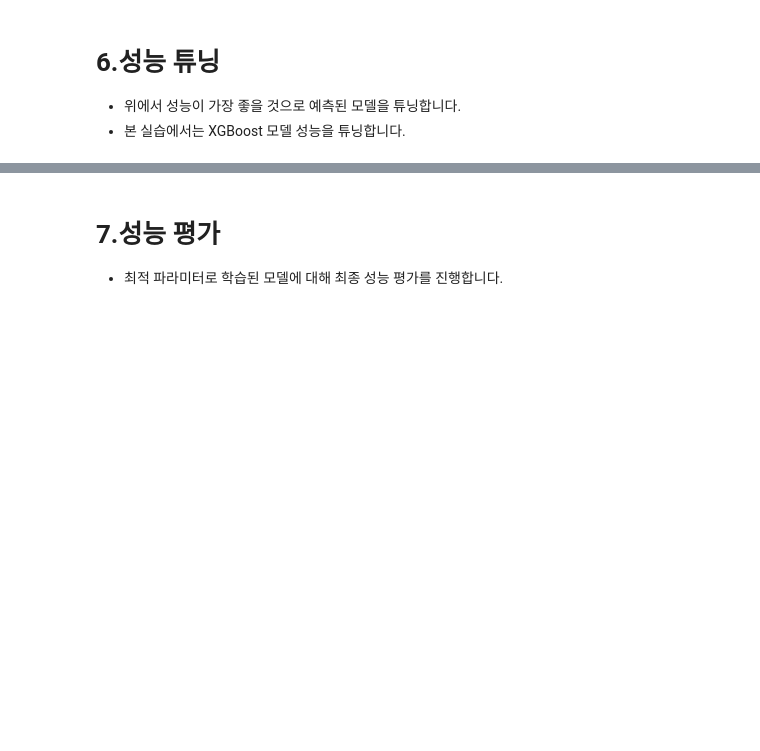
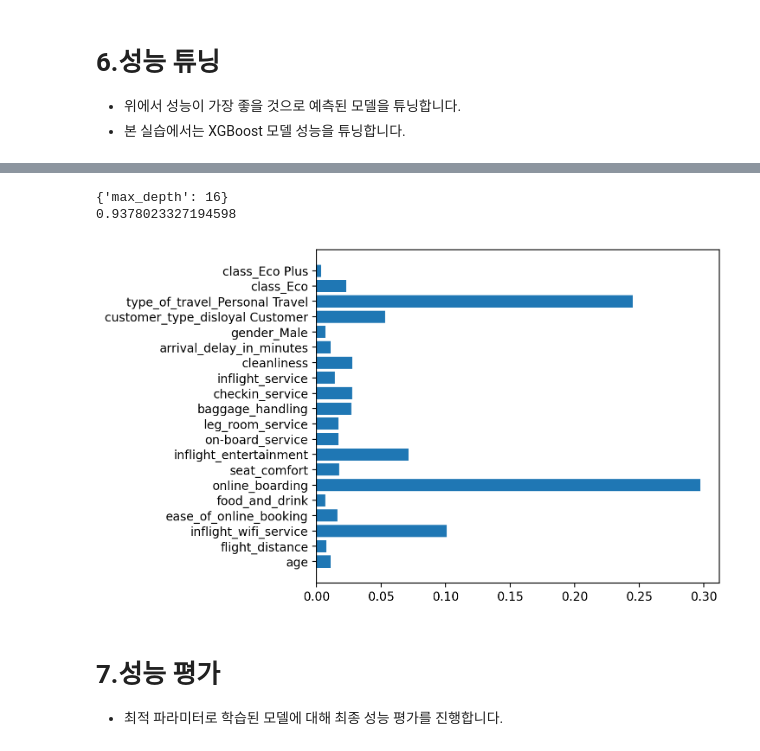
Before and after one commit to chrisseo2002/Machine_Learning, a Jupyter notebook: 익히기/종합실습_05_AirLine.ipynb, the cells around one changed output, grey strips where cells are left out. Saved outputs shown, nothing was run; the diff lists cells and outputs as text; code cells hidden in the pictures; blank space fills up the shorter version.

```diff
--- a/익히기/종합실습_05_AirLine.ipynb
+++ b/익히기/종합실습_05_AirLine.ipynb
@@ -93,9 +138,10 @@ data.describe()
 **4) 가변수화**
 # %%
 # 가변수화 대상: gender, customer_type, type_of_travel, class
-
+dumm_col = ['gender', 'customer_type', 'type_of_travel', 'class']
 
 # 가변수화
-
+x = pd.get_dummies(x, columns=dumm_col, drop_first=True)
 
 # 확인
+x.head()
@@ -109,2 +157,8 @@ data.describe()
+# %%
+# 모듈 불러오기
+from sklearn.model_selection import train_test_split
+
+# 데이터 분리
+x_train, x_test, y_train, y_test = train_test_split(x, y, test_size=0.3, random_state=1)
 # %% [markdown]
 **6) 정규화**
@@ -222,12 +363,19 @@ plt.show()
 - 본 실습에서는 XGBoost 모델 성능을 튜닝합니다.
 # %%
 # 기본 모델 선언
-
+from sklearn.model_selection import RandomizedSearchCV
+model_xgb = XGBClassifier()
 
 # 파라미터 지정
   # max_depth: range(1, 21)
-
+params = {'max_depth':range(1,21)}
 
 # 모델 선언
+model = RandomizedSearchCV(model_xgb,
+                           params,
+                           cv = 10,
+                           n_iter = 10,
+                           scoring = 'accuracy')
 # %%
 # 학습하기(많은 시간이 소요될 수 있음)
+model.fit(x_train, y_train)
@@ -234,2 +400,7 @@ plt.show()
 # %%
 # 최적 파라미터, 예측 최고 성능
+print(model.best_params_)
+print(model.best_score_)
+# %% [output]
+{'max_depth': 16}
+0.9378023327194598
@@ -238,3 +407,10 @@ plt.show()
+# %%
+# 변수 중요도 시각화
+plt.figure(figsize=(6, 5))
+plt.barh(list(x), model.best_estimator_.feature_importances_)
+plt.show()
+# %% [output]
+[figure, added]
 # %% [markdown]
 # 7.성능 평가
 
```
Also changed, not shown: parts of 57 cells of this notebook, 9 other files.
